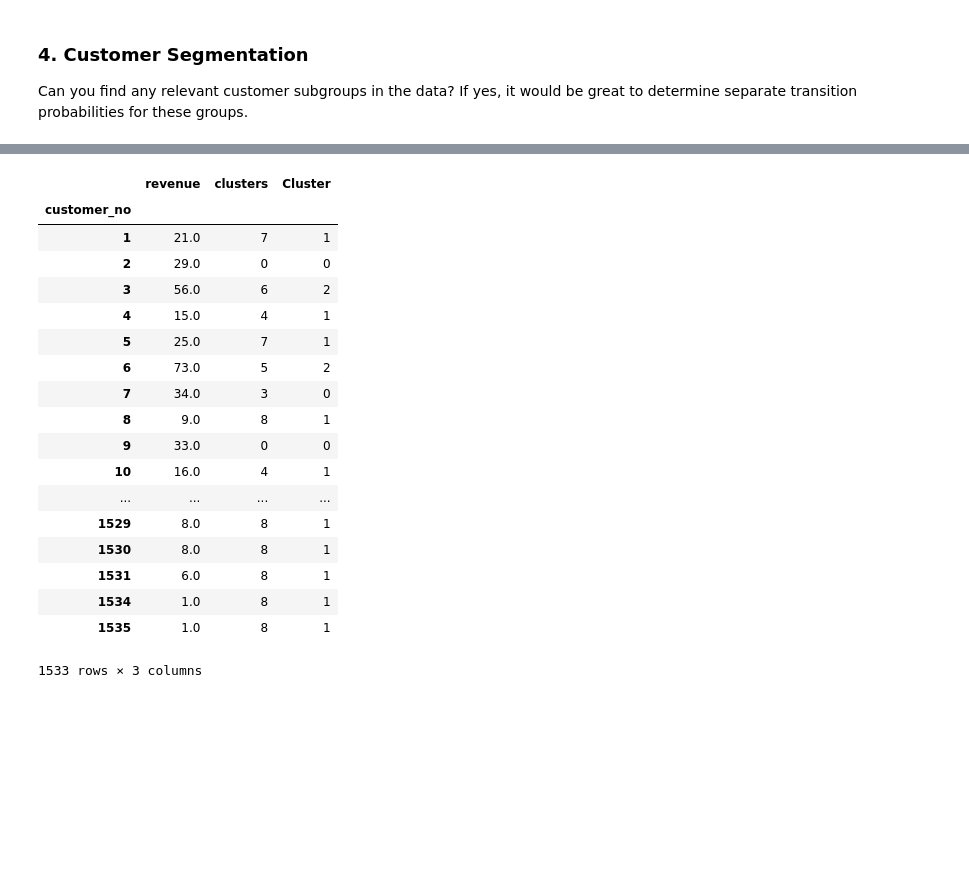
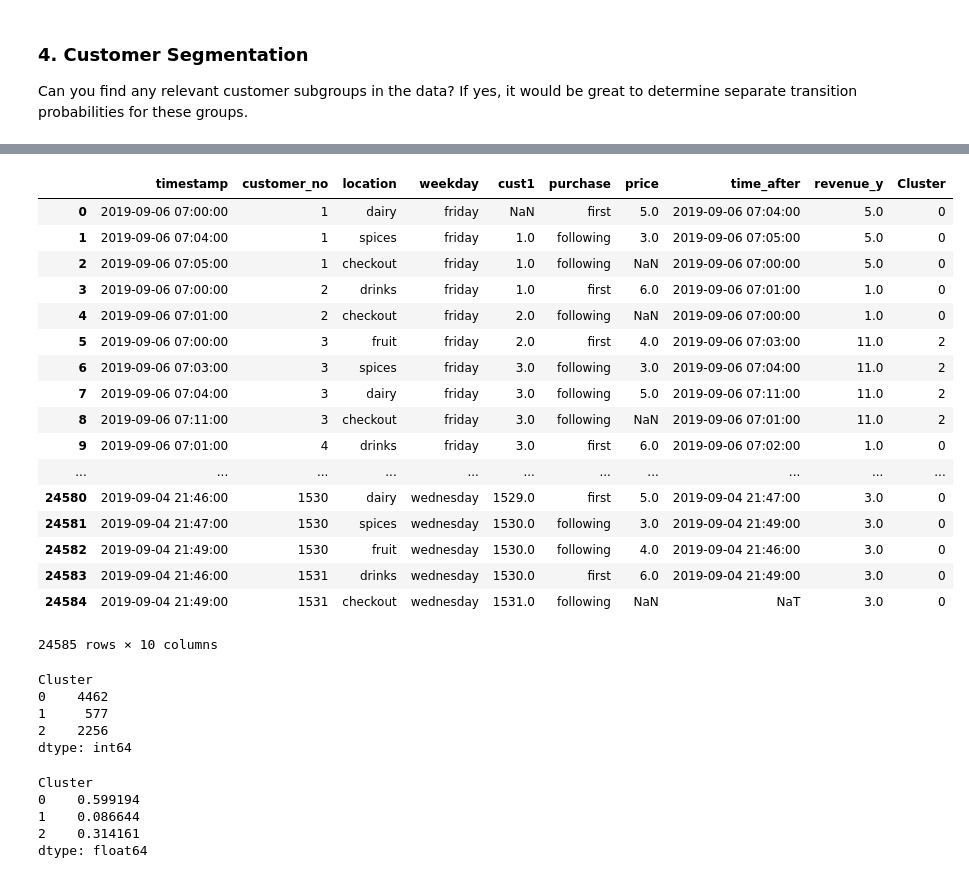
Before and after one commit to leona-ha/Markov_Customer_Churn, a Jupyter notebook: Customer_Flow_Markov.ipynb, the cells around one changed output, grey strips where cells are left out. Saved outputs shown, nothing was run; the diff lists cells and outputs as text; code cells hidden in the pictures; blank space fills up the shorter version.

```diff
--- a/Customer_Flow_Markov.ipynb
+++ b/Customer_Flow_Markov.ipynb
@@ -443,27 +443,47 @@ plt.show()
 # %%
-#build 4 clusters for recency and add it to dataframe
+#build 3 clusters for recency and add it to dataframe
 kmeans = KMeans(n_clusters=3)
-kmeans.fit(cust_seg_mon)
-cust_seg_mon['Cluster'] = kmeans.predict(cust_seg_mon)
+kmeans.fit(cust_seg_week)
+cust_seg_week['Cluster'] = kmeans.predict(cust_seg_week)
-# %%
-cust_seg_mon
-# %% [output]
-|  | revenue | clusters | Cluster |
-| customer_no |  |  |  |
-| 1 | 21.0 | 7 | 1 |
-| 2 | 29.0 | 0 | 0 |
-| 3 | 56.0 | 6 | 2 |
-| 4 | 15.0 | 4 | 1 |
-| 5 | 25.0 | 7 | 1 |
-| 6 | 73.0 | 5 | 2 |
-| 7 | 34.0 | 3 | 0 |
-| 8 | 9.0 | 8 | 1 |
-| 9 | 33.0 | 0 | 0 |
-| 10 | 16.0 | 4 | 1 |
-| ... | ... | ... | ... |
-| 1529 | 8.0 | 8 | 1 |
-| 1530 | 8.0 | 8 | 1 |
-| 1531 | 6.0 | 8 | 1 |
-| 1534 | 1.0 | 8 | 1 |
-| 1535 | 1.0 | 8 | 1 |
-1533 rows × 3 columns
+# %%
+df = pd.merge(week_new, cust_seg_week, on=["weekday", "customer_no"])
+# %%
+df = df.drop(["revenue_x", "clusters"], axis=1)
+# %%
+df
+# %% [output]
+|  | timestamp | customer_no | location | weekday | cust1 | purchase | price | time_after | revenue_y | Cluster |
+| 0 | 2019-09-06 07:00:00 | 1 | dairy | friday | NaN | first | 5.0 | 2019-09-06 07:04:00 | 5.0 | 0 |
+| 1 | 2019-09-06 07:04:00 | 1 | spices | friday | 1.0 | following | 3.0 | 2019-09-06 07:05:00 | 5.0 | 0 |
+| 2 | 2019-09-06 07:05:00 | 1 | checkout | friday | 1.0 | following | NaN | 2019-09-06 07:00:00 | 5.0 | 0 |
+| 3 | 2019-09-06 07:00:00 | 2 | drinks | friday | 1.0 | first | 6.0 | 2019-09-06 07:01:00 | 1.0 | 0 |
+| 4 | 2019-09-06 07:01:00 | 2 | checkout | friday | 2.0 | following | NaN | 2019-09-06 07:00:00 | 1.0 | 0 |
+| 5 | 2019-09-06 07:00:00 | 3 | fruit | friday | 2.0 | first | 4.0 | 2019-09-06 07:03:00 | 11.0 | 2 |
+| 6 | 2019-09-06 07:03:00 | 3 | spices | friday | 3.0 | following | 3.0 | 2019-09-06 07:04:00 | 11.0 | 2 |
+| 7 | 2019-09-06 07:04:00 | 3 | dairy | friday | 3.0 | following | 5.0 | 2019-09-06 07:11:00 | 11.0 | 2 |
+| 8 | 2019-09-06 07:11:00 | 3 | checkout | friday | 3.0 | following | NaN | 2019-09-06 07:01:00 | 11.0 | 2 |
+| 9 | 2019-09-06 07:01:00 | 4 | drinks | friday | 3.0 | first | 6.0 | 2019-09-06 07:02:00 | 1.0 | 0 |
+| ... | ... | ... | ... | ... | ... | ... | ... | ... | ... | ... |
+| 24580 | 2019-09-04 21:46:00 | 1530 | dairy | wednesday | 1529.0 | first | 5.0 | 2019-09-04 21:47:00 | 3.0 | 0 |
+| 24581 | 2019-09-04 21:47:00 | 1530 | spices | wednesday | 1530.0 | following | 3.0 | 2019-09-04 21:49:00 | 3.0 | 0 |
+| 24582 | 2019-09-04 21:49:00 | 1530 | fruit | wednesday | 1530.0 | following | 4.0 | 2019-09-04 21:46:00 | 3.0 | 0 |
+| 24583 | 2019-09-04 21:46:00 | 1531 | drinks | wednesday | 1530.0 | first | 6.0 | 2019-09-04 21:49:00 | 3.0 | 0 |
+| 24584 | 2019-09-04 21:49:00 | 1531 | checkout | wednesday | 1531.0 | following | NaN | NaT | 3.0 | 0 |
+24585 rows × 10 columns
+# %%
+df.groupby(["weekday", "Cluster"])["customer_no"].nunique().unstack().sum(axis=0)
+# %% [output]
+Cluster
+0    4462
+1     577
+2    2256
+dtype: int64
+# %%
+((df.groupby(["weekday", "Cluster", df.timestamp.dt.hour])[["customer_no"]].nunique().unstack(0).sum(axis=1))/\
+(df.groupby(["weekday", df.timestamp.dt.hour])[["customer_no"]].nunique().unstack(0).sum(axis=1))).unstack().mean(axis=1)
+# %% [output]
+Cluster
+0    0.599194
+1    0.086644
+2    0.314161
+dtype: float64
```
Also changed, not shown: parts of 2 cells of this notebook, 13 other files.
